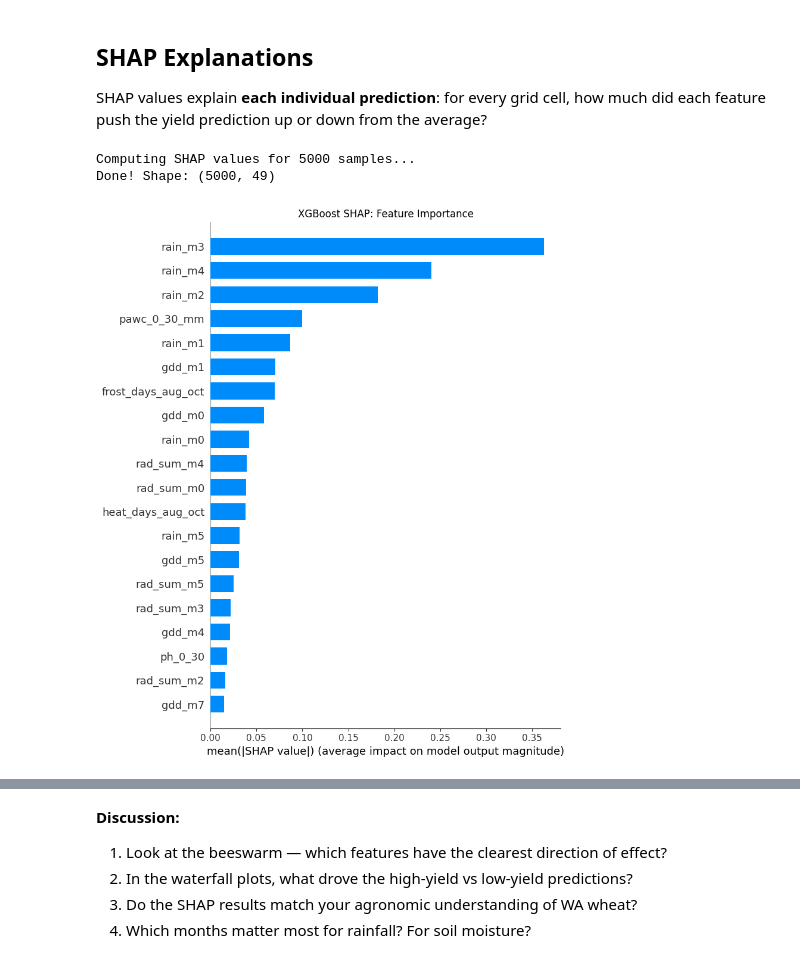
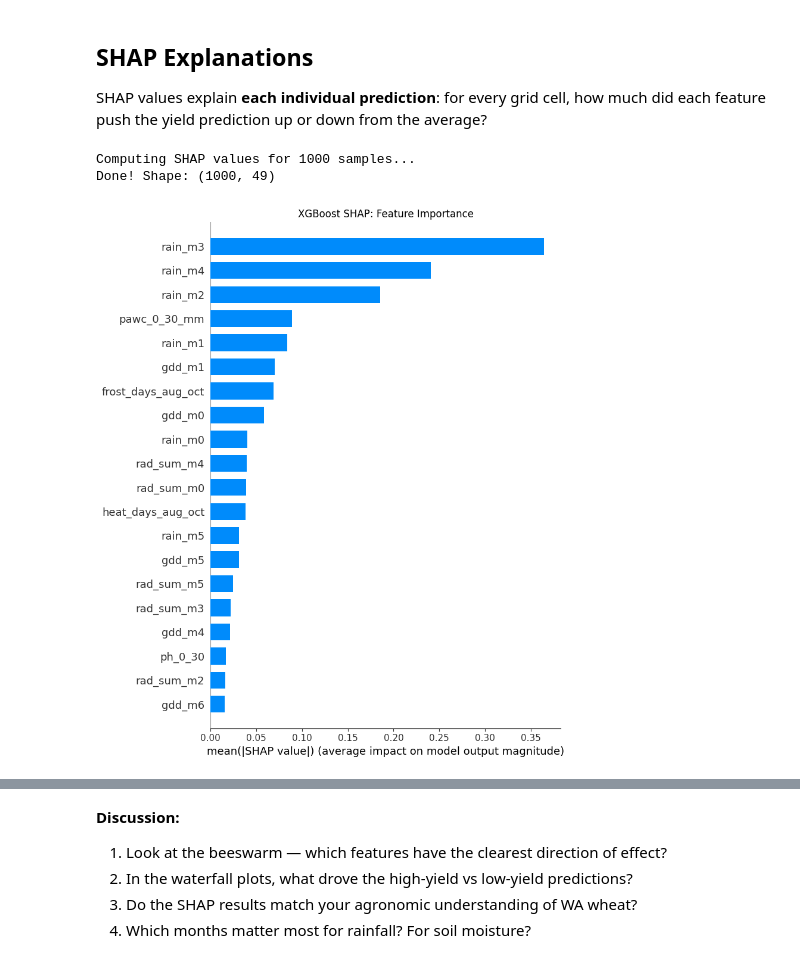
Before and after one commit to kellytrinh143/UNDP_ML_training, a Jupyter notebook: Session3_XGBoost.ipynb, the cells around one changed output, grey strips where cells are left out. Drawn from its saved outputs; the diff is of its cells as text; code cells hidden in the pictures.

```diff
--- a/Session3_XGBoost.ipynb
+++ b/Session3_XGBoost.ipynb
@@ -321,7 +321,7 @@ import shap
 explainer = shap.TreeExplainer(xgb_es_m)
 
 # Subsample test set for speed
-n_shap = min(5000, len(X_test_m))
+n_shap = min(1000, len(X_test_m))
 rng = np.random.RandomState(42)
 shap_idx = rng.choice(len(X_test_m), n_shap, replace=False)
 X_shap = X_test_m[shap_idx]
@@ -330,18 +330,17 @@ print(f"Computing SHAP values for {n_shap} samples...")
 shap_values = explainer.shap_values(X_shap)
 print(f"Done! Shape: {shap_values.shape}")
 # %% [output]
-Computing SHAP values for 5000 samples...
-Done! Shape: (5000, 49)
+Computing SHAP values for 1000 samples...
+Done! Shape: (1000, 49)
 # %%
-# Global importance
-fig = plt.figure(figsize=(10, 8))
+# Global importance110, 8))
 shap.summary_plot(shap_values, X_shap, feature_names=MONTHLY_FEATURES,
                   plot_type="bar", max_display=20, show=False)
 plt.title("XGBoost SHAP: Feature Importance")
 plt.tight_layout()
 plt.show()
 # %% [output]
-[figure, old version]
+[figure, new version]
 # %%
 # Beeswarm: direction of effect
 # Red = high feature value, Blue = low
```
Also changed, not shown: parts of 9 cells of this notebook.
